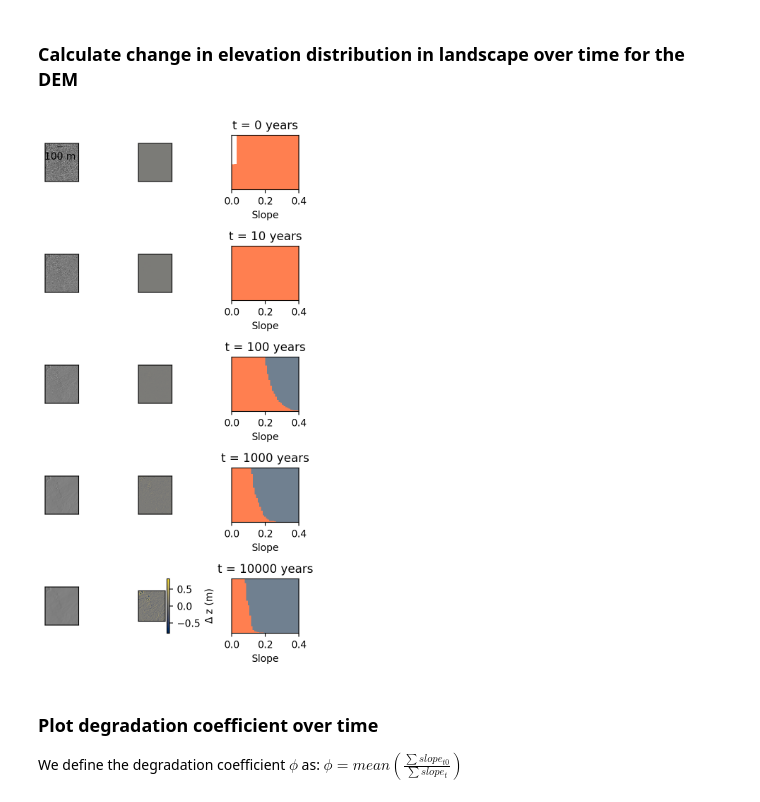
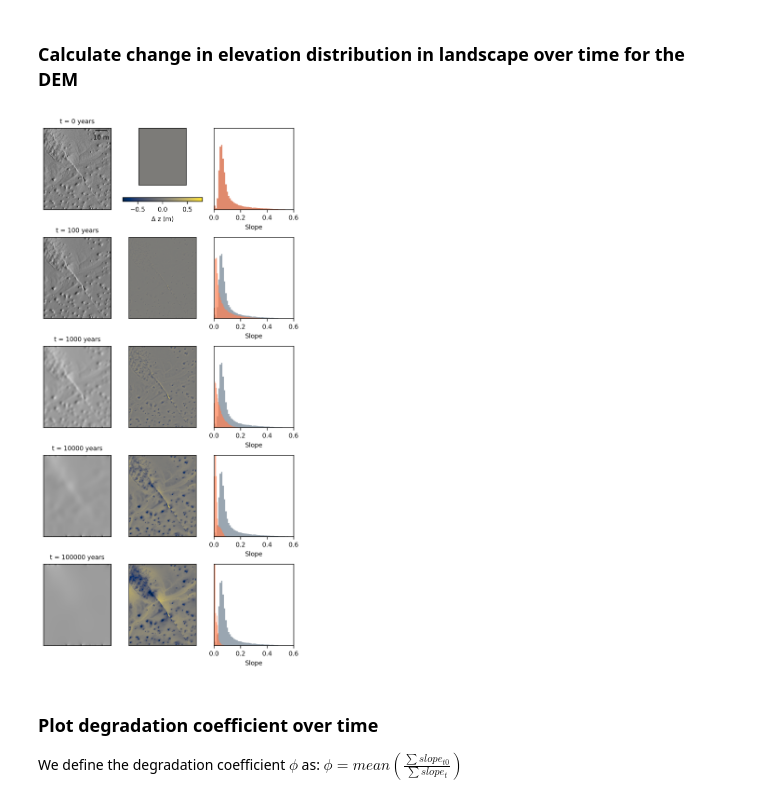
Before and after one commit to absrp/landscape_evolution_PFDHA, a Jupyter notebook: information_loss_analysis.ipynb, the cells around one changed output. Drawn from its saved outputs; the diff is of its cells as text; code cells hidden in the pictures.

Commit message:
improved plot set up, fixed k bug

```diff
--- a/information_loss_analysis.ipynb
+++ b/information_loss_analysis.ipynb
@@ -23,20 +19,22 @@ import matplotlib.cbook as cbook
 import scipy.optimize
 from scipy.optimize import curve_fit
 from matplotlib_scalebar.scalebar import ScaleBar
+import matplotlib as mpl
+mpl.rcParams['font.size'] = 8
 # %% [markdown]
 ### User-defined inputs
 # %%
 n_iter = np.array([0,2,20,200,2000]) # number of iterations (total_time = n_iter * dt) at which to produce output, default dt=5 years
-DEM_name = 'DEMs/Ridgecrest2.asc' # set name of your DEM here
+DEM_name = 'DEMs/rc_7_7_4_90.asc' # set name of your DEM here
+txtname = 'test.pdf' # figure name
 # %% [markdown]
 ### Calculate change in elevation distribution in landscape over time for the DEM
 # %%
 fig, ax = plt.subplots(
     len(n_iter),3,
     tight_layout=True,
-    figsize=(4,8),
-    dpi=200,
-    gridspec_kw={"width_ratios":[1,1,2]}
+    figsize=(5,10),
+    dpi=300
 )
 
 # landlab grid from DEM
@@ -48,7 +46,7 @@ slope_t0 = np.array(slope_t0)
 z_t0 = z[mg.nodes]
 
 # model set-up for 2D diffusion
-D = 0.01  # m2/yr transport rate
+D = 0.001  # m2/yr transport rate
 dt = 0.2 * mg.dx * mg.dx / D # time step is 5 years
 mg.set_closed_boundaries_at_grid_edges(True, False, True, False)
 qs = mg.add_zeros('sediment_flux', at='link')
@@ -76,20 +74,20 @@ for p in range(max(n_iter)+1):
         z_diff =  zfin - z_t0
         zchange = mg.node_vector_to_raster(z_diff, flip_vertically=True)
         im = ax[plot_counter,1].imshow(zchange,cmap='cividis',vmin=-0.8, vmax=0.8)
-        if plot_counter == 4:
-            fig.colorbar(im, ax=ax[plot_counter,1],label='$\Delta$ z (m)')
+        if plot_counter == 0:
+            fig.colorbar(im, ax=ax[plot_counter,1],label='$\Delta$ z (m)',orientation='horizontal')
         colorbar = plt.gci().colorbar
         ax[plot_counter,1].set_yticks([])
         ax[plot_counter,1].set_xticks([])
         slope_t = np.array(slope_t)
-        ax[plot_counter,2].hist(slope_t0,100,color='slategrey')
-        ax[plot_counter,2].hist(slope_t,100,color='coral')
-        ax[plot_counter,2].set_title('t = %.0f years' %(p*dt))
-        # ax[plot_counter,2].set_xlim([0, 0.4])
-        ax[plot_counter,2].set_xlabel('Slope')
+        ax[plot_counter,2].hist(slope_t0,100,color='slategrey',alpha=0.7)
+        ax[plot_counter,2].hist(slope_t,100,color='coral',alpha=0.7)
+        ax[plot_counter,0].set_title('t = %.0f years' %(p*dt),fontsize=8)
+        ax[plot_counter,2].set_xlim([0, 0.6])
+        ax[plot_counter,2].set_xlabel('Slope',fontsize=8)
         ax[plot_counter,2].set_ylabel('')
         ax[plot_counter,2].set_yticks([])
-        # ax[plot_counter,2].set_ylim([0,12000])
+        ax[plot_counter,2].set_ylim([0,12000])
         plot_counter += 1
     g = mg.calc_grad_at_link(z)
     qs[mg.active_links] = -D * g[mg.active_links]
@@ -98,34 +96,36 @@ for p in range(max(n_iter)+1):
 
 scalebar = ScaleBar(
     0.5,
     units="m",
     dimension="si-length",
     label=None,
     length_fraction=None,
     height_fraction=None,
     width_fraction=None,
     location=None,
     pad=None,
     border_pad=None,
     sep=None,
     frameon=None,
     color=None,
     box_color=None,
     box_alpha=0,
     scale_loc=None,
     label_loc=None,
     font_properties=None,
     label_formatter=None,
     scale_formatter=None,
     fixed_value=None,
     fixed_units=None,
     animated=False,
     rotation=None,
 )
 ax[0,0].add_artist(scalebar)
+plt.subplots_adjust(left=0.05, right=1, bottom=0.05, top=0.95, wspace=0.3, hspace=0.3)
 plt.tight_layout()
+plt.savefig(txtname)
 # %% [output]
-[figure, old version]
+[figure, new version]
 # %% [markdown]
 ### Plot degradation coefficient over time
 
```
Also changed, not shown: parts of 2 cells of this notebook.
